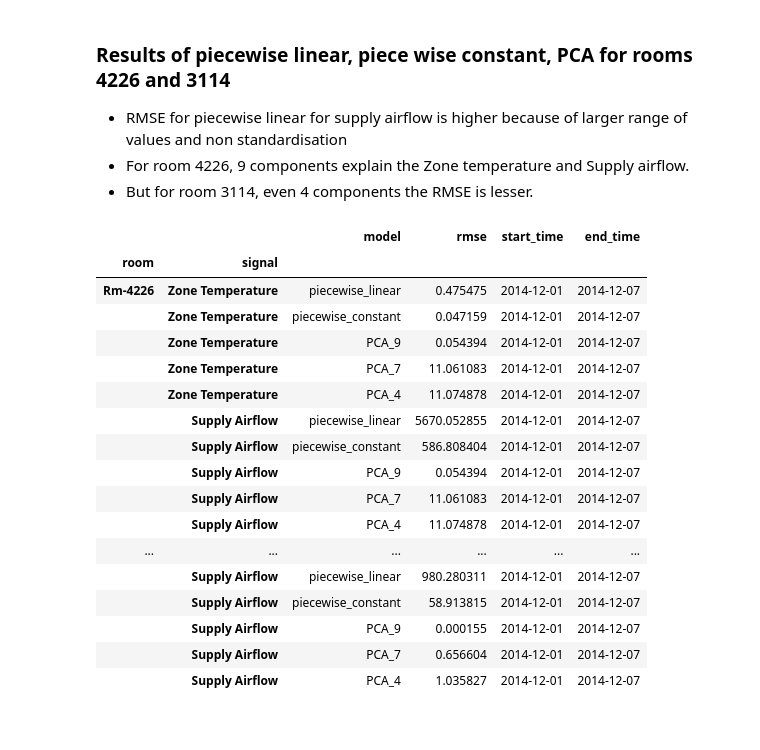
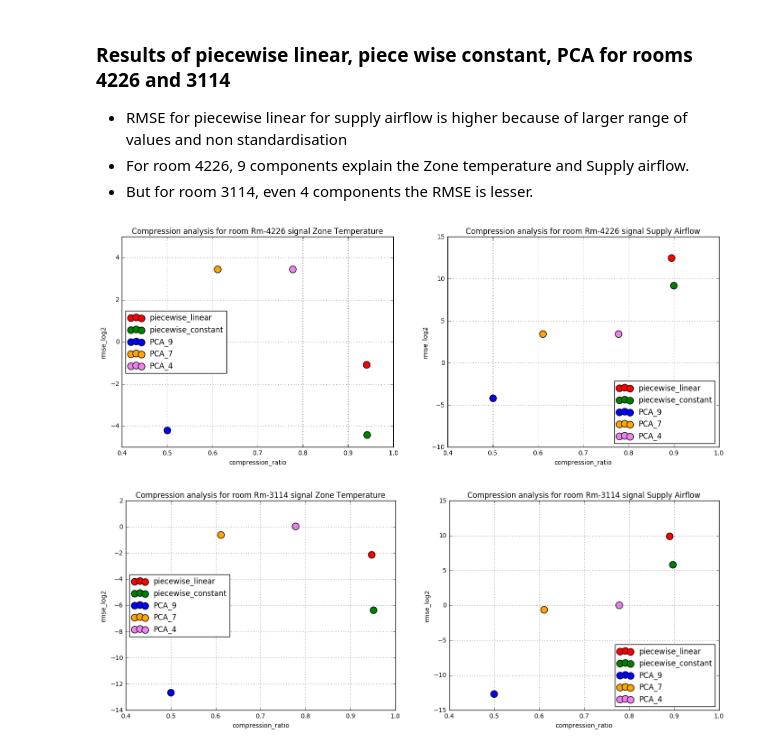
Before and after one commit to mas-dse-mkjaiswa/Capstone, a Jupyter notebook: final/sensor_data_compression.ipynb, the cells around one changed output. Drawn from its saved outputs; the diff is of its cells as text; code cells hidden in the pictures.

Commit message:
update with scatter plots

```diff
--- a/final/sensor_data_compression.ipynb
+++ b/final/sensor_data_compression.ipynb
@@ -179,24 +228,27 @@ df_result = AnalyzeModels(rooms, signals, stTime='2014-12-01', enTime='2014-12-0
 - RMSE for piecewise linear for supply airflow is higher because of larger range of values and non standardisation
 - For room 4226, 9 components explain the Zone temperature and Supply airflow.
 - But for room 3114, even 4 components the RMSE is lesser.
-# %%
-df_result.set_index(['room', 'signal'])[['model', 'rmse', 'start_time', 'end_time']]
-# %% [output]
-|  |  | model | rmse | start_time | end_time |
-| room | signal |  |  |  |  |
-| Rm-4226 | Zone Temperature | piecewise_linear | 0.475475 | 2014-12-01 | 2014-12-07 |
-|  | Zone Temperature | piecewise_constant | 0.047159 | 2014-12-01 | 2014-12-07 |
-|  | Zone Temperature | PCA_9 | 0.054394 | 2014-12-01 | 2014-12-07 |
-|  | Zone Temperature | PCA_7 | 11.061083 | 2014-12-01 | 2014-12-07 |
-|  | Zone Temperature | PCA_4 | 11.074878 | 2014-12-01 | 2014-12-07 |
-|  | Supply Airflow | piecewise_linear | 5670.052855 | 2014-12-01 | 2014-12-07 |
-|  | Supply Airflow | piecewise_constant | 586.808404 | 2014-12-01 | 2014-12-07 |
-|  | Supply Airflow | PCA_9 | 0.054394 | 2014-12-01 | 2014-12-07 |
-|  | Supply Airflow | PCA_7 | 11.061083 | 2014-12-01 | 2014-12-07 |
-|  | Supply Airflow | PCA_4 | 11.074878 | 2014-12-01 | 2014-12-07 |
-| ... | ... | ... | ... | ... | ... |
-|  | Supply Airflow | piecewise_linear | 980.280311 | 2014-12-01 | 2014-12-07 |
-|  | Supply Airflow | piecewise_constant | 58.913815 | 2014-12-01 | 2014-12-07 |
-|  | Supply Airflow | PCA_9 | 0.000155 | 2014-12-01 | 2014-12-07 |
-|  | Supply Airflow | PCA_7 | 0.656604 | 2014-12-01 | 2014-12-07 |
-|  | Supply Airflow | PCA_4 | 1.035827 | 2014-12-01 | 2014-12-07 |
+# %%
+color_map = {'piecewise_linear' : 'red', 'piecewise_constant' : 'green', 'PCA_9' : 'blue',
+             'PCA_7' : 'orange', 'PCA_4' : 'violet'}
+# %%
+df_result['compression_ratio'] = (df_result.original_size - df_result.compressed_size) / df_result.original_size
+df_result['rmse_log'] = np.log2(df_result.rmse)
+
+for room in df_result.room.unique():
+    fig, axs = plt.subplots(1, 2, figsize=(17, 6))
+    for ax, signal in zip(axs, df_result.signal.unique()):
+        ax.set_title('Compression analysis for room %s signal %s'%(room, signal))
+        ax.set_xlabel('compression_ratio')
+        ax.set_ylabel('rmse_log2')
+        ax.grid(True)
+        for model in df_result.model.unique():
+            x = df_result[(df_result.signal == signal) & (df_result.model == model) & (df_result.room == room)].compression_ratio
+            y = df_result[(df_result.signal == signal) & (df_result.model == model) & (df_result.room == room)].rmse_log
+            ax.scatter(x, y, c=color_map[model], s=120, label=model)
+
+    axs[0].legend(loc='center left')
+    axs[1].legend(loc='lower right')
+# %% [output]
+[figure, added]
+[figure, added]
```
Also changed, not shown: parts of 6 cells of this notebook, 2 other files.
